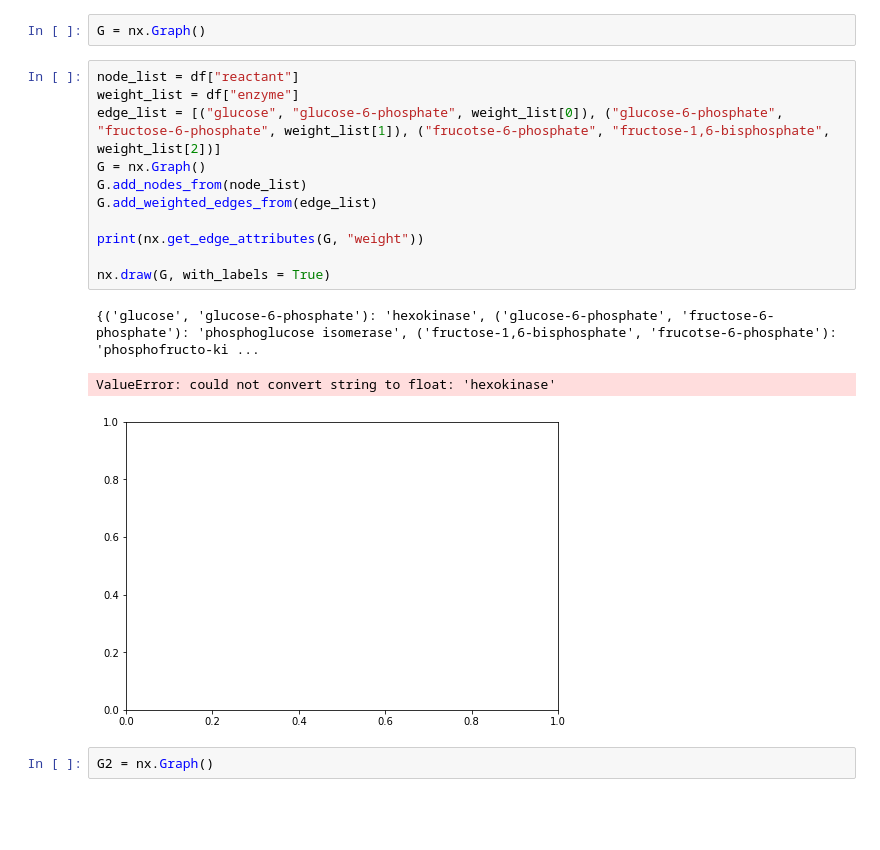
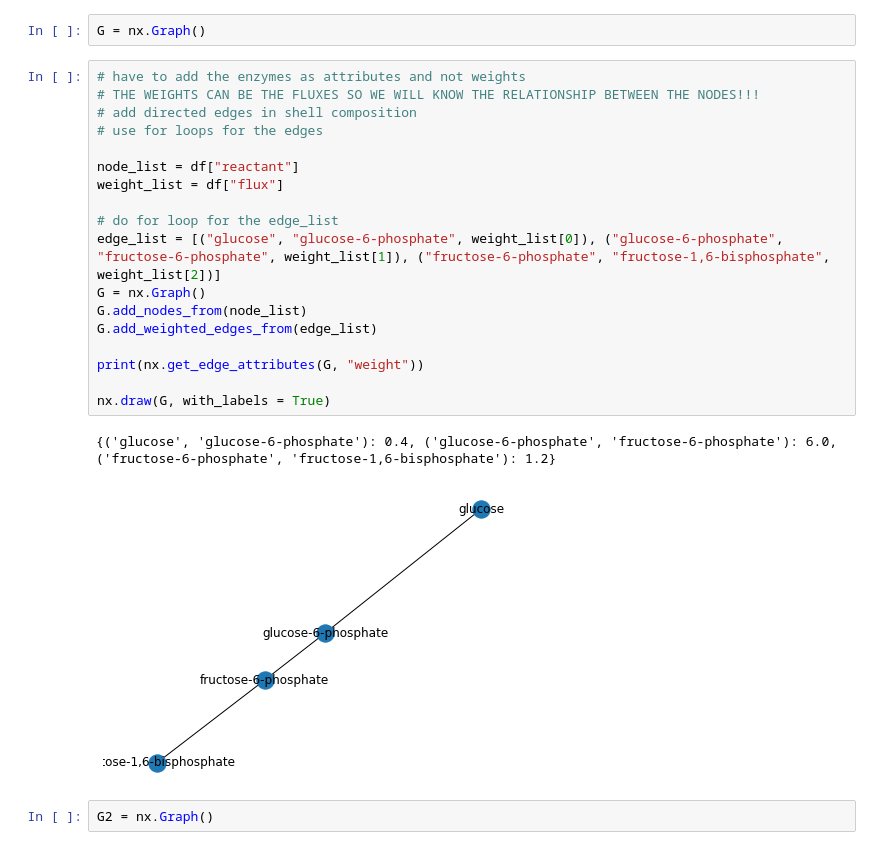
Before and after one commit to KosarL/jupyter_notebooks, a Jupyter notebook: 5.17.19__networkflux_xltx.ipynb, the cells around one changed output. Drawn from its saved outputs; the diff is of its cells as text; blank space fills up the shorter version.

```diff
--- a/5.17.19__networkflux_xltx.ipynb
+++ b/5.17.19__networkflux_xltx.ipynb
@@ -21,20 +21,26 @@ df.head(5)
 # %%
 G = nx.Graph()
 # %%
+# have to add the enzymes as attributes and not weights
+# THE WEIGHTS CAN BE THE FLUXES SO WE WILL KNOW THE RELATIONSHIP BETWEEN THE NODES!!!
+# add directed edges in shell composition
+# use for loops for the edges
+
 node_list = df["reactant"]
-weight_list = df["enzyme"]
-edge_list = [("glucose", "glucose-6-phosphate", weight_list[0]), ("glucose-6-phosphate", "fructose-6-phosphate", weight_list[1]), ("frucotse-6-phosphate", "fructose-1,6-bisphosphate", weight_list[2])]
+weight_list = df["flux"]
+
+# do for loop for the edge_list
+edge_list = [("glucose", "glucose-6-phosphate", weight_list[0]), ("glucose-6-phosphate", "fructose-6-phosphate", weight_list[1]), ("fructose-6-phosphate", "fructose-1,6-bisphosphate", weight_list[2])]
 G = nx.Graph()
 G.add_nodes_from(node_list)
 G.add_weighted_edges_from(edge_list)
 
 print(nx.get_edge_attributes(G, "weight"))
 
 nx.draw(G, with_labels = True)
 # %% [output]
-{('glucose', 'glucose-6-phosphate'): 'hexokinase', ('glucose-6-phosphate', 'fructose-6-phosphate'): 'phosphoglucose isomerase', ('fructose-1,6-bisphosphate', 'frucotse-6-phosphate'): 'phosphofructo-ki ...
+{('glucose', 'glucose-6-phosphate'): 0.4, ('glucose-6-phosphate', 'fructose-6-phosphate'): 6.0, ('fructose-6-phosphate', 'fructose-1,6-bisphosphate'): 1.2}
-ValueError: could not convert string to float: 'hexokinase'
-[figure, old version]
+[figure, new version]
 # %%
 G2 = nx.Graph()
 # %%
```
Also changed, not shown: parts of 1 cell of this notebook.
